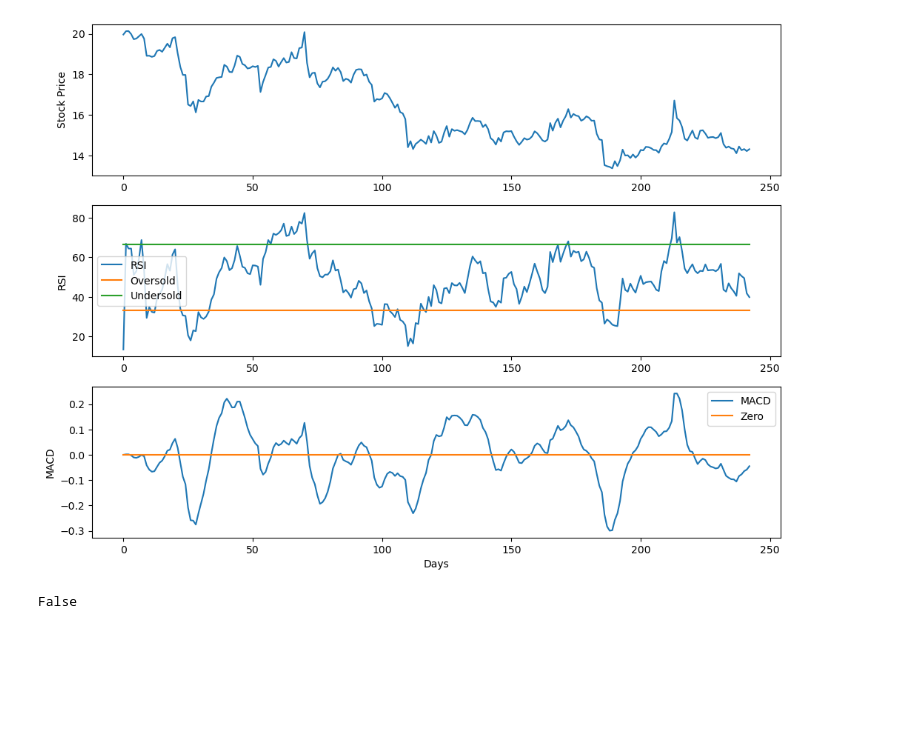
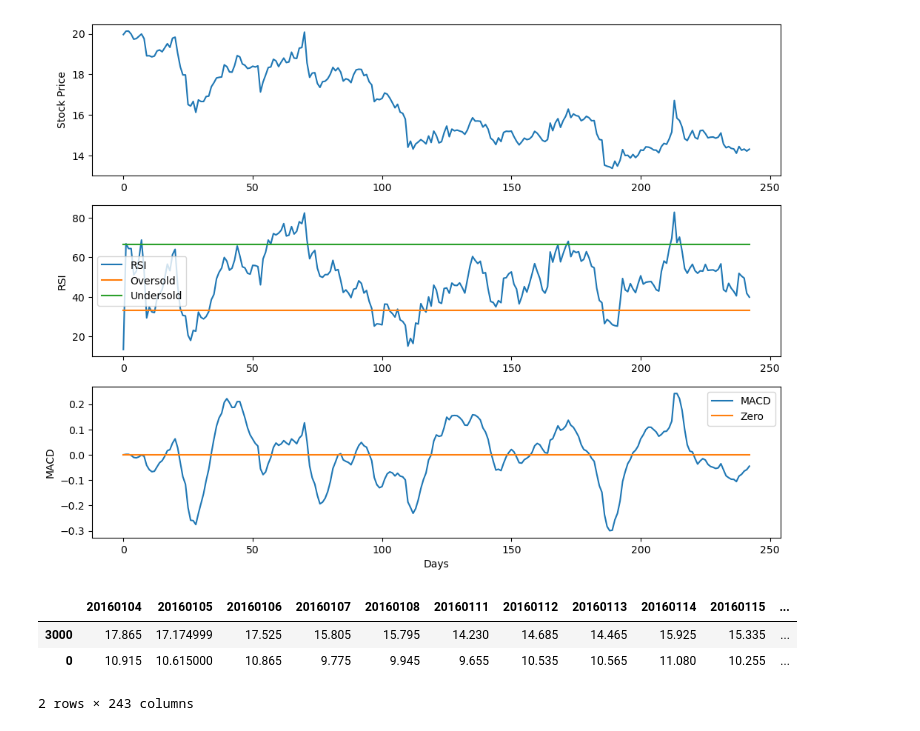
Before and after one commit to a1kyritsis/flipr, a Jupyter notebook: retreaval.ipynb, the cells around one changed output. Saved outputs shown, nothing was run; the diff lists cells and outputs as text; code cells hidden in the pictures; blank space fills up the shorter version.

```diff
--- a/retreaval.ipynb
+++ b/retreaval.ipynb
@@ -212,7 +275,27 @@ ax[2].legend()
 # %% [output]
 <matplotlib.legend.Legend at 0x...>
 [figure]
-# %%
-np.NaN >= 0
-# %% [output]
-False
+# %%
+mid_close = loaddata("mid_close", 20160101, 20170101).iloc[3400]
+mid_close_no_nan = mid_close.dropna()
+labels = mid_close_no_nan.index
+labels1 = mid_close.index
+
+lis = []
+count = 0
+for x in labels1:
+    if x in labels:
+        lis.append(mid_close_no_nan.iloc[count])
+        count += 1
+    else:
+        lis.append(np.NaN)
+# %%
+test = loaddata("mid_close", 20160101, 20170101).iloc[3000]
+df = test.to_frame()
+new = pd.DataFrame(lis, index=test.index)
+pd.concat([df.T,new.T])
+# %% [output]
+|  | 20160104 | 20160105 | 20160106 | 20160107 | 20160108 | 20160111 | 20160112 | 20160113 | 20160114 | 20160115 | ... |
+| 3000 | 17.865 | 17.174999 | 17.525 | 15.805 | 15.795 | 14.230 | 14.685 | 14.465 | 15.925 | 15.335 | ... |
+| 0 | 10.915 | 10.615000 | 10.865 | 9.775 | 9.945 | 9.655 | 10.535 | 10.565 | 11.080 | 10.255 | ... |
+2 rows × 243 columns
```
Also changed, not shown: parts of 8 cells of this notebook, 2 other files.
